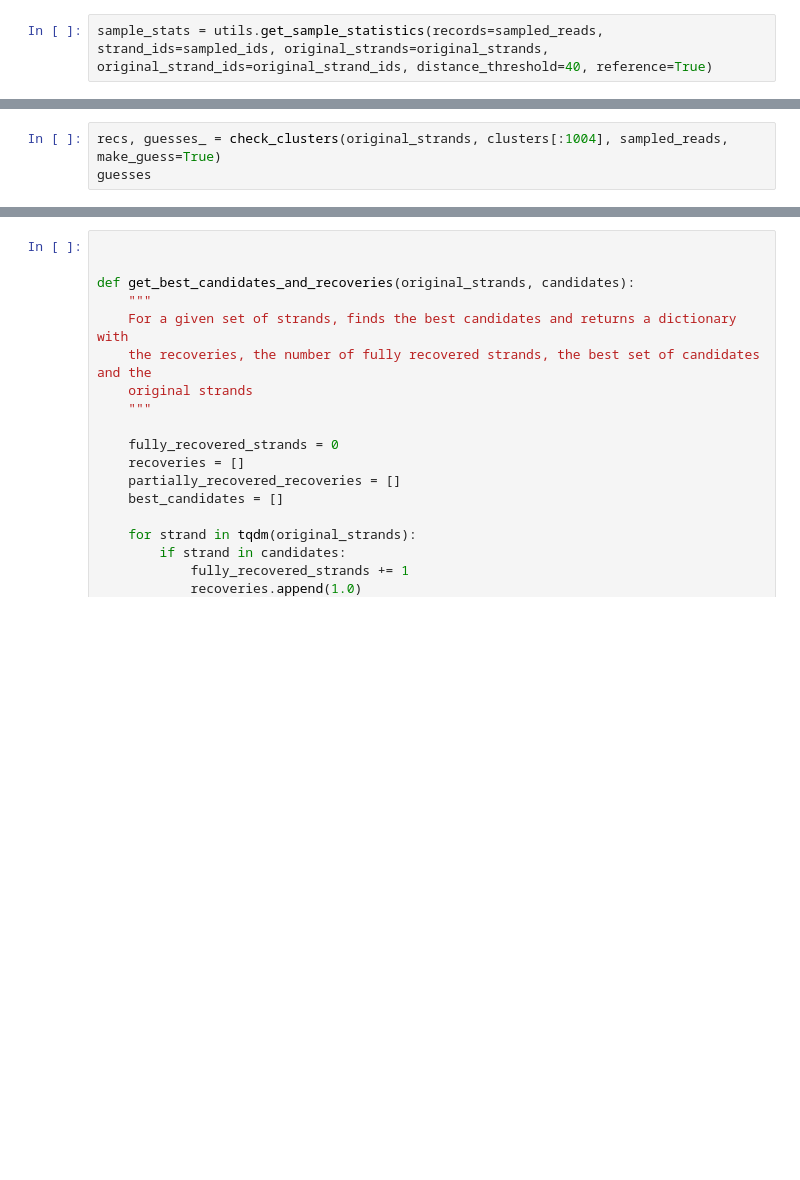
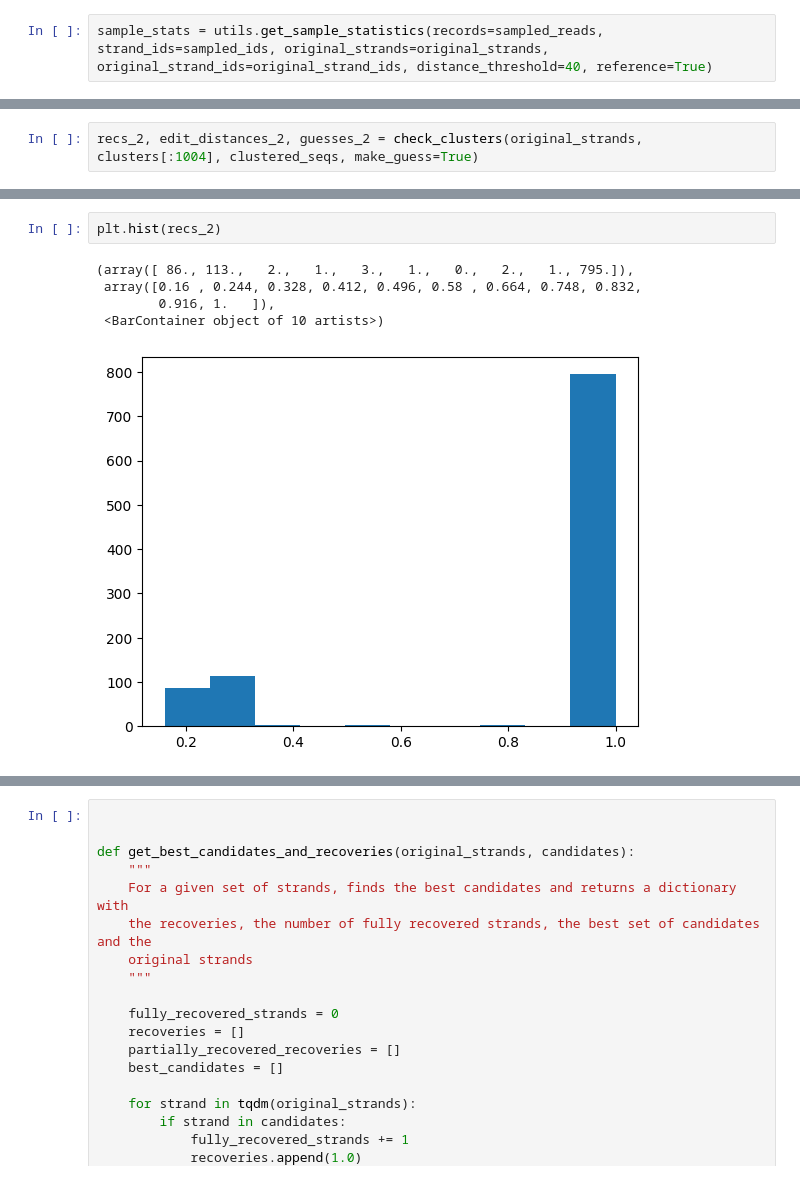
Before and after one commit to Parvfect/Incomplete_cycles, a Jupyter notebook: v2/raptor.ipynb, the cells around one changed output, grey strips where cells are left out. Cells and saved outputs as stored; diff of their text form; blank space fills up the shorter version.

```diff
--- a/v2/raptor.ipynb
+++ b/v2/raptor.ipynb
@@ -126,3 +147,2 @@ plt.hist(recs)
 # %%
-recs, guesses_ = check_clusters(original_strands, clusters[:1004], sampled_reads, make_guess=True)
-guesses
+recs_2, edit_distances_2, guesses_2 = check_clusters(original_strands, clusters[:1004], clustered_seqs, make_guess=True)
@@ -146,0 +149,8 @@ guesses
+# %%
+plt.hist(recs_2)
+# %% [output]
+(array([ 86., 113.,   2.,   1.,   3.,   1.,   0.,   2.,   1., 795.]),
+ array([0.16 , 0.244, 0.328, 0.412, 0.496, 0.58 , 0.664, 0.748, 0.832,
+        0.916, 1.   ]),
+ <BarContainer object of 10 artists>)
+[figure, added]
```
Also changed, not shown: parts of 21 cells of this notebook, 1 other file.
